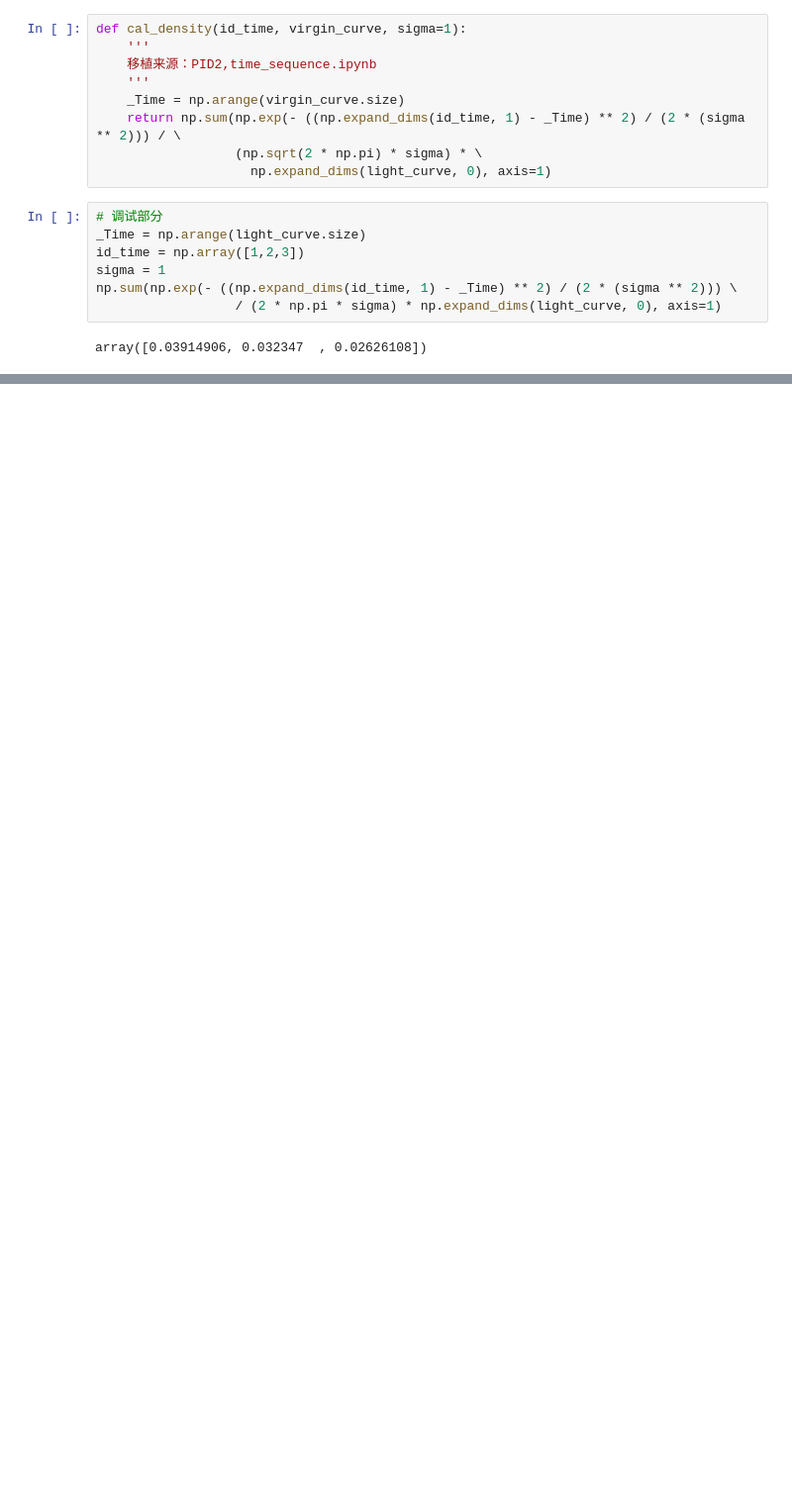
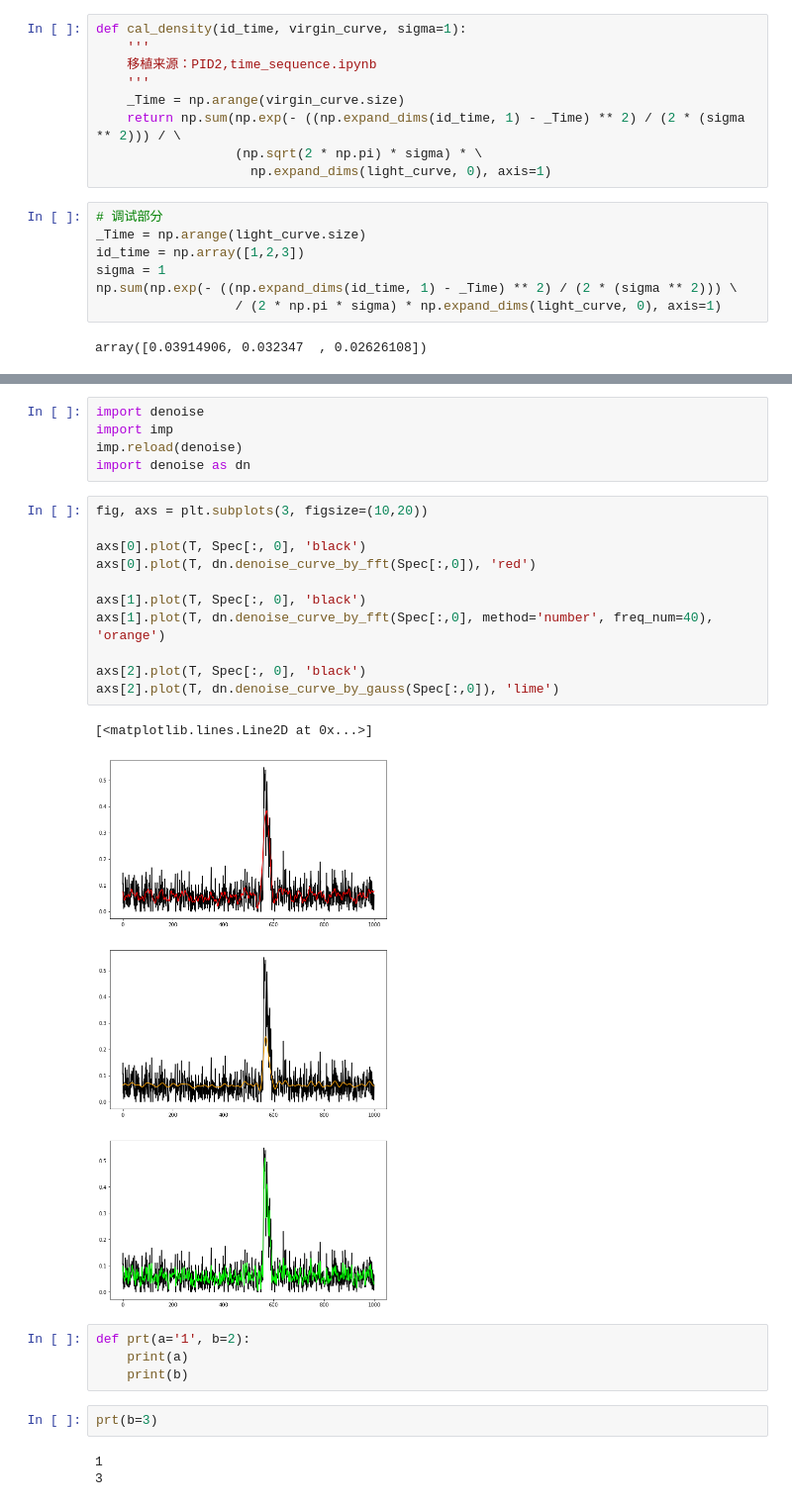
Before and after one commit to DM0U/GRID2, a Jupyter notebook: spec.ipynb, the cells around one changed output, grey strips where cells are left out. Shown at 99% size. Saved outputs shown, nothing was run; the diff lists cells and outputs as text; blank space fills up the shorter version.

Commit message:
编写 denoise.py 函数实现曲线平滑化处理，并相应更新data与README.md。
denoise.py 依据高斯波包的弥散或傅里叶谱空间上的截断，实现输入曲线的平滑化。
data中更新 denoise.py 处理后的例图 output.png。
README.md 中更新关于 denoise.py 的说明。

DM0U

```diff
--- a/spec.ipynb
+++ b/spec.ipynb
@@ -48,0 +89,28 @@ print(light_curve_plus.sum())
+# %%
+import denoise
+import imp
+imp.reload(denoise)
+import denoise as dn
+# %%
+fig, axs = plt.subplots(3, figsize=(10,20))
+
+axs[0].plot(T, Spec[:, 0], 'black')
+axs[0].plot(T, dn.denoise_curve_by_fft(Spec[:,0]), 'red')
+
+axs[1].plot(T, Spec[:, 0], 'black')
+axs[1].plot(T, dn.denoise_curve_by_fft(Spec[:,0], method='number', freq_num=40), 'orange')
+
+axs[2].plot(T, Spec[:, 0], 'black')
+axs[2].plot(T, dn.denoise_curve_by_gauss(Spec[:,0]), 'lime')
+# %% [output]
+[<matplotlib.lines.Line2D at 0x...>]
+[figure, added]
+# %%
+def prt(a='1', b=2):
+    print(a)
+    print(b)
+# %%
+prt(b=3)
+# %% [output]
+1
+3
```
Also changed, not shown: parts of 5 cells of this notebook, 5 other files.
